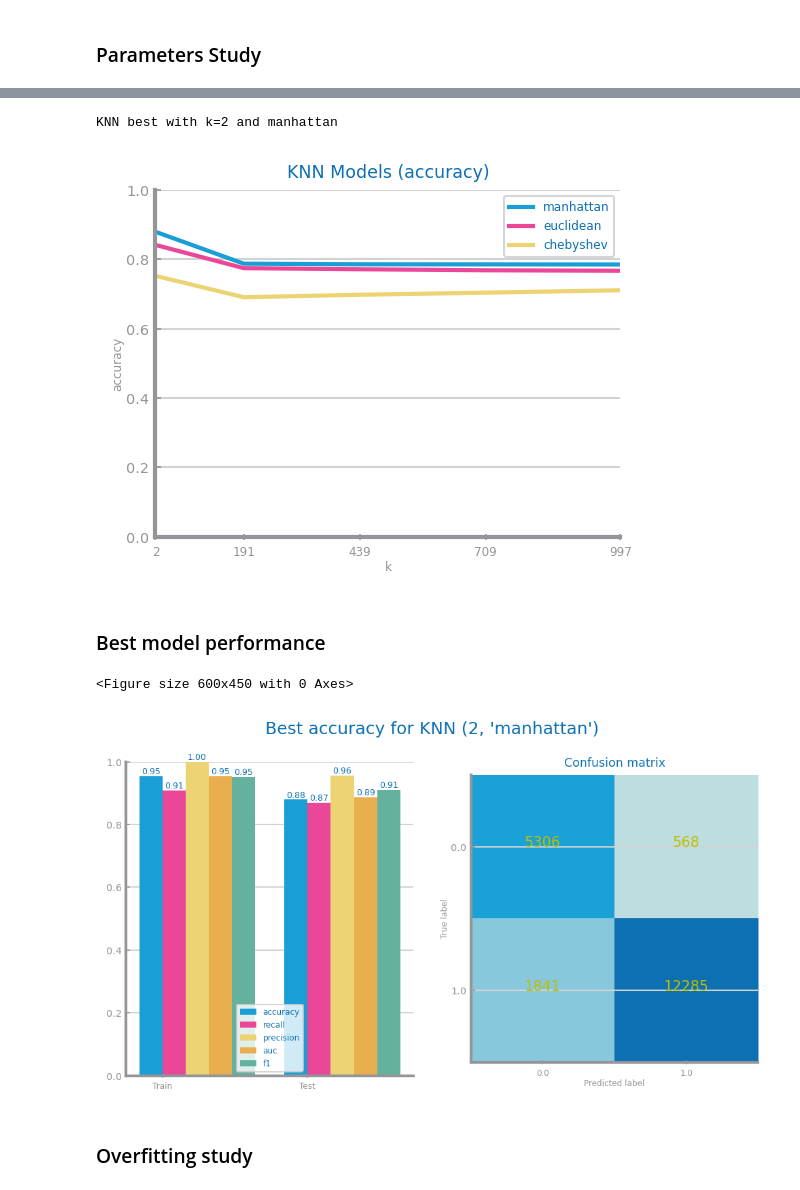
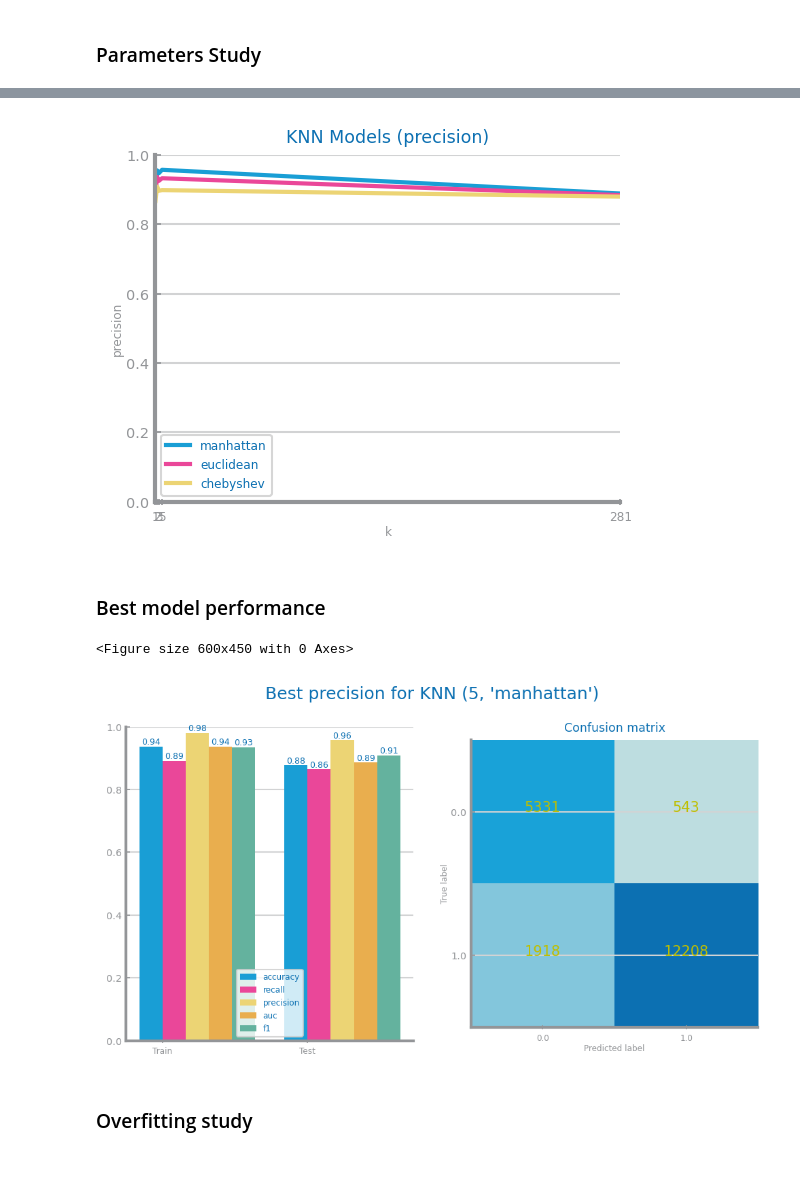
Before and after one commit to franciscoAbreuTecnico/Data-Science-IST, a Jupyter notebook: dataset_services/knn.ipynb, the cells around one changed output, grey strips where cells are left out. Saved outputs shown, nothing was run; the diff lists cells and outputs as text; code cells hidden in the pictures.

```diff
--- a/dataset_services/knn.ipynb
+++ b/dataset_services/knn.ipynb
@@ -32,7 +32,7 @@ Labels=[0.0, 1.0]
 ### Parameters Study
 # %%
 #CLASS_EVAL_METRICS = ["accuracy", "recall", "precision", "auc", "f1"]
-eval_metric = "accuracy"
+eval_metric = "precision"
 figure()
 best_model, params = dslabs.knn_study(trnX, trnY, tstX, tstY, k_max=25, metric=eval_metric)
 savefig(f'classification_images/knn/{file_tag}_knn_{eval_metric}_study.png')
@@ -43,5 +42,4 @@ show()
-KNN best with k=2 and manhattan
-[figure, old version]
+[figure, new version]
 # %% [markdown]
 ### Best model performance
 # %%
@@ -53,6 +51,6 @@ savefig(f'classification_images/knn/{file_tag}_knn_{params["name"]}_best_{params
 show()
 # %% [output]
 <Figure size 600x450 with 0 Axes>
-[figure, old version]
+[figure, new version]
 # %% [markdown]
 ### Overfitting study
```
Also changed, not shown: parts of 4 cells of this notebook, 24 other files.
